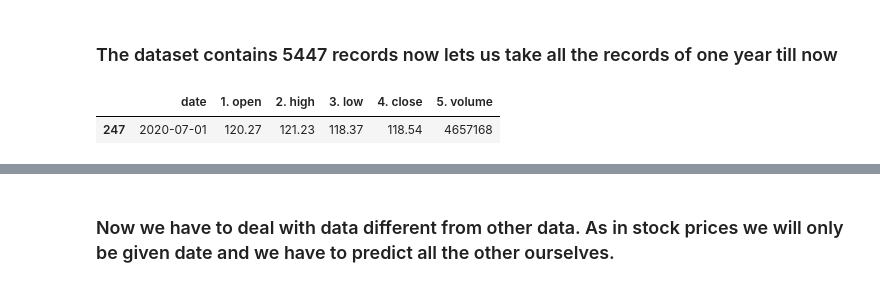
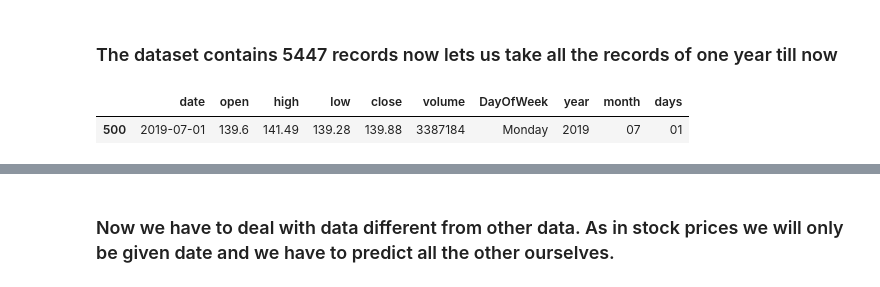
Before and after one commit to sajadshafi/IBM-stock-prediction, a Jupyter notebook: Stock_prediction.ipynb, the cells around one changed output, grey strips where cells are left out. Drawn from its saved outputs; the diff is of its cells as text; code cells hidden in the pictures.

```diff
--- a/Stock_prediction.ipynb
+++ b/Stock_prediction.ipynb
@@ -23,3 +45,5 @@ stocks_df.head()
 stocks_df.shape
 # %% [output]
 (5447, 6)
+# %%
+stocks_df = stocks_df.rename(columns={'1. open': "open", '2. high':"high", '3. low': "low", '4. close': "close", '5. volume': "volume"})
@@ -25,0 +57,2 @@ stocks_df.shape
+# %%
+stocks_df["DayOfWeek"] = stocks_df["date"].dt.day_name()
@@ -26,8 +89,21 @@ stocks_df.shape
+# %%
+years = []
+months = []
+days = []
+
+for time in stocks_df["date"].astype(str):
+    years.append(time.split('-')[0])
+    months.append(time.split('-')[1])
+    days.append(time.split('-')[2])
+# %%
+stocks_df["year"] = years
+stocks_df['month'] = months
+stocks_df['days'] = days
 # %% [markdown]
 ### The dataset contains 5447 records now lets us take all the records of one year till now
 # %%
-stocks_df[stocks_df["date"] == "2020-07-01"]
+stocks_df[stocks_df["date"] == "2019-07-01"]
 # %% [output]
-|  | date | 1. open | 2. high | 3. low | 4. close | 5. volume |
-| 247 | 2020-07-01 | 120.27 | 121.23 | 118.37 | 118.54 | 4657168 |
+|  | date | open | high | low | close | volume | DayOfWeek | year | month | days |
+| 500 | 2019-07-01 | 139.6 | 141.49 | 139.28 | 139.88 | 3387184 | Monday | 2019 | 07 | 01 |
 # %%
```
Also changed, not shown: parts of 17 cells of this notebook.
